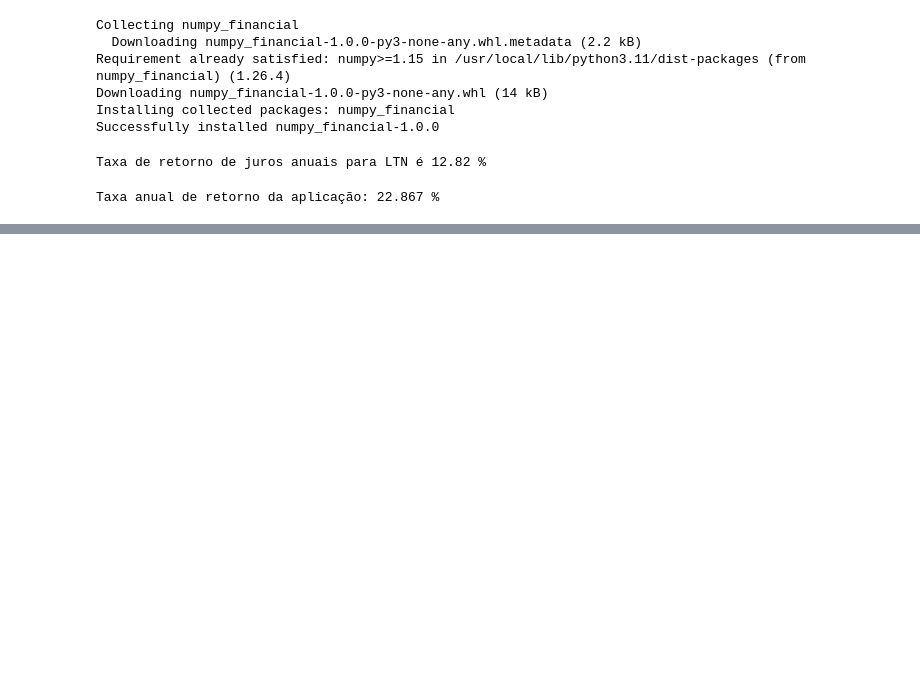
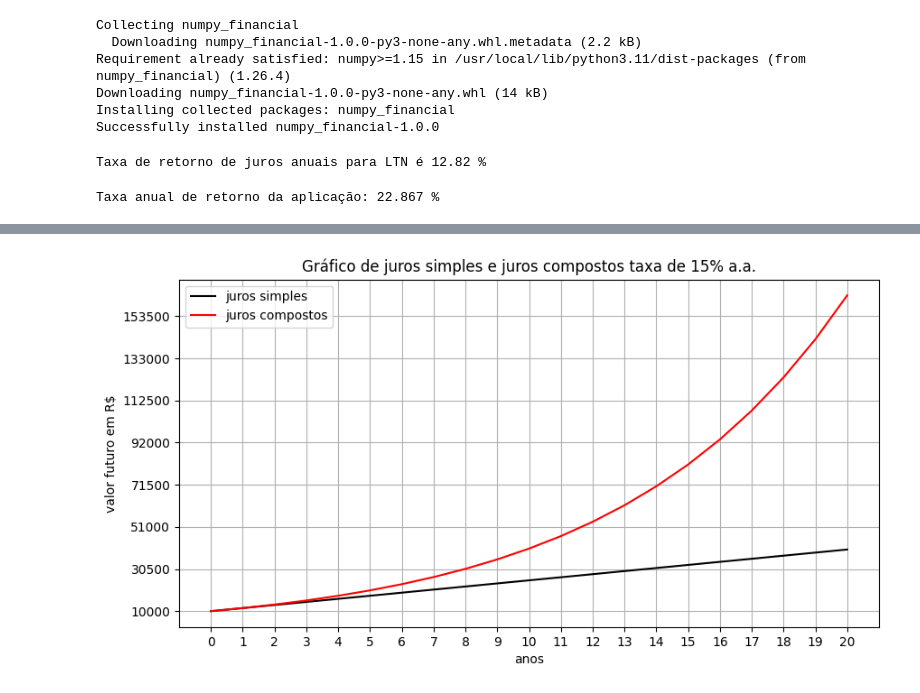
Before and after one commit to christiano1974/Aulas_Est_Python_R, a Jupyter notebook: cursoMatFinanceira.ipynb, the cells around one changed output, grey strips where cells are left out. Saved outputs shown, nothing was run; the diff lists cells and outputs as text; code cells hidden in the pictures; blank space fills up the shorter version.

```diff
--- a/cursoMatFinanceira.ipynb
+++ b/cursoMatFinanceira.ipynb
@@ -465,0 +490,3 @@ Taxa anual de retorno da aplicação: 22.867 %
+# %%
+anos = np.arange(0,21)
+anos
@@ -465,0 +496,6 @@ Taxa anual de retorno da aplicação: 22.867 %
+# %%
+VF_juros_simples = []
+for ano in anos:
+  vf = vf_juros_simples(10000.00,0.15,ano)
+  VF_juros_simples.append(vf)
+VF_juros_simples
@@ -465,0 +520,6 @@ Taxa anual de retorno da aplicação: 22.867 %
+# %%
+VF_juros_compostos = []
+for ano in anos:
+  vf = npf.fv(0.15,ano,0,-10000.00)
+  VF_juros_compostos.append(round(float(vf),2))
+VF_juros_compostos
@@ -465,0 +544,4 @@ Taxa anual de retorno da aplicação: 22.867 %
+# %%
+tabela = pd.DataFrame({'ano': anos,'VF_juros_simples': VF_juros_simples,'VF_juros_compostos':VF_juros_compostos})
+print("Tabela de juros simples e juros compostos para uma taxa de 15% a.a.\n")
+print(tabela.iloc[0:11,:])
@@ -465,0 +563,14 @@ Taxa anual de retorno da aplicação: 22.867 %
+# %%
+plt.figure(figsize = (10,5))
+plt.plot(tabela['ano'],tabela['VF_juros_simples'],color = 'black')
+plt.plot(tabela['ano'],tabela['VF_juros_compostos'],color = 'red')
+plt.title('Gráfico de juros simples e juros compostos taxa de 15% a.a.')
+plt.xlabel('anos')
+plt.ylabel('valor futuro em R$')
+plt.xticks(anos)
+plt.yticks(np.arange(10000.00,165000.00,20500.0))
+plt.legend(['juros simples','juros compostos'])
+plt.grid(True)
+plt.show()
+# %% [output]
+[figure, added]
```
Also changed, not shown: parts of 15 cells of this notebook.
